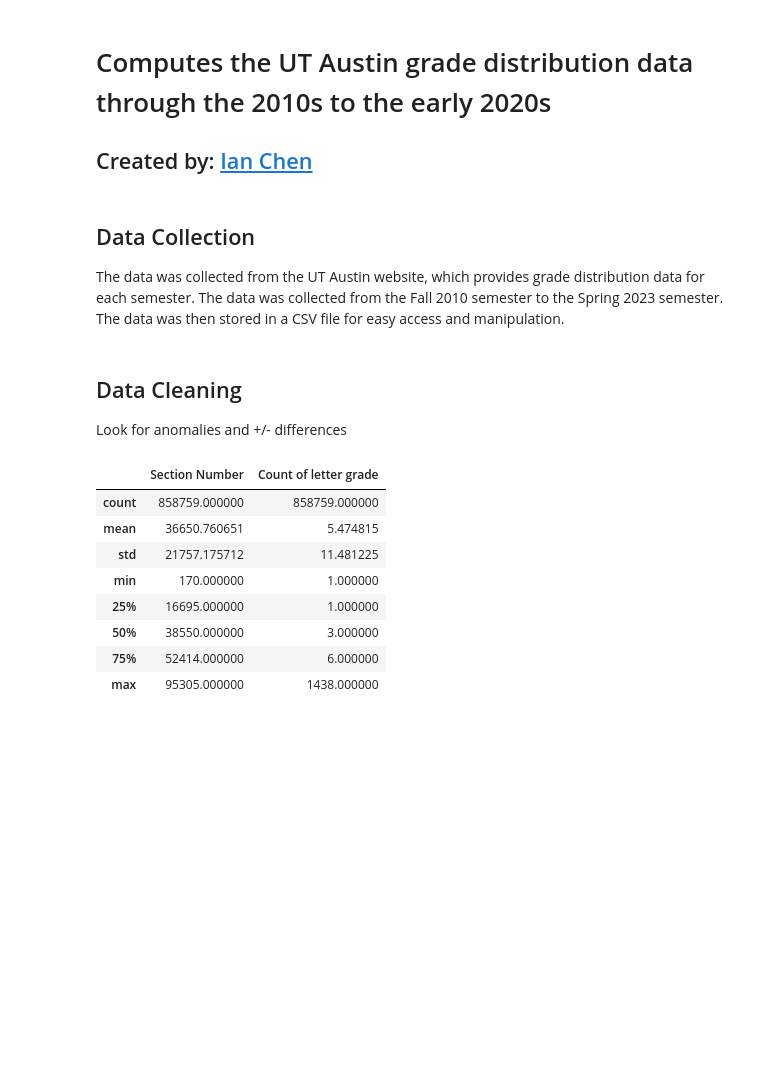
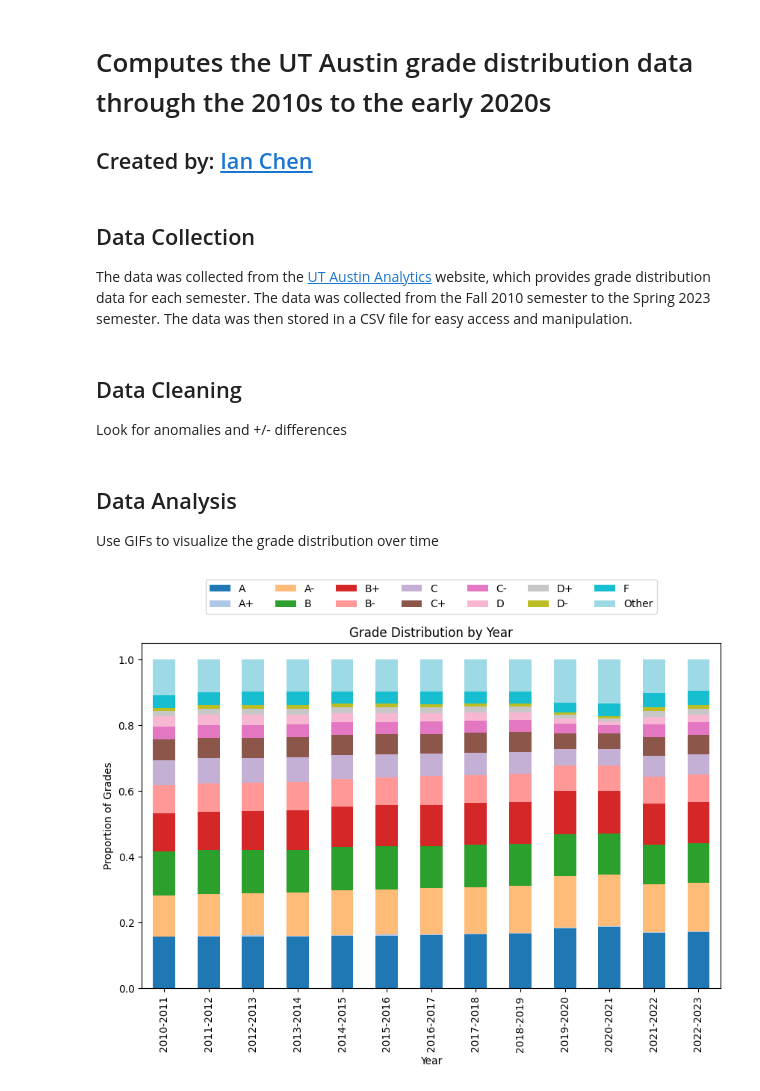
Before and after one commit to IanC04/Grade_Analysis, a Jupyter notebook: Grade Inflation.ipynb, the cells around one changed output. Drawn from its saved outputs; the diff is of its cells as text; code cells hidden in the pictures; blank space fills up the shorter version.

Commit message:
Visual grade proportions

```diff
--- a/Grade Inflation.ipynb
+++ b/Grade Inflation.ipynb
@@ -11,7 +11,8 @@ import matplotlib.animation as animation
 %matplotlib inline
 # %% [markdown]
 ## Data Collection
-The data was collected from the UT Austin website, which provides grade distribution data for each semester.
+The data was collected from the [UT Austin Analytics](https://iq-analytics.austin.utexas.edu/views/Gradedistributiondashboard/Externaldashboard-Crosstab?%3Aembed=y) website, which
+provides grade distribution data for each semester.
 The data was collected from the Fall 2010 semester to the Spring 2023 semester.
 The data was then stored in a CSV file for easy access and manipulation.
 # %%
@@ -33,14 +34,18 @@ data = pd.concat(data.values(), ignore_index=True)
 Look for anomalies and +/- differences
 # %%
 # Check for anomalies
-data.describe()
+grades_by_year = data.groupby('Year')['Letter Grade'].value_counts(normalize=True)
+grades_by_dept = data.groupby('Department/Program')['Letter Grade'].value_counts(normalize=True)
-# %% [output]
-|  | Section Number | Count of letter grade |
-| count | 858759.000000 | 858759.000000 |
-| mean | 36650.760651 | 5.474815 |
-| std | 21757.175712 | 11.481225 |
-| min | 170.000000 | 1.000000 |
-| 25% | 16695.000000 | 1.000000 |
-| 50% | 38550.000000 | 3.000000 |
-| 75% | 52414.000000 | 6.000000 |
-| max | 95305.000000 | 1438.000000 |
+# %% [markdown]
+## Data Analysis
+Use GIFs to visualize the grade distribution over time
+# %%
+grades_by_year.unstack().plot(kind='bar', stacked=True, figsize=(10, 6),
+                              colormap='tab20', title='Grade Distribution by Year')
+plt.legend(loc='upper center', bbox_to_anchor=(0.5, 1.2), ncol=7)
+plt.ylabel('Proportion of Grades')
+plt.xlabel('Year')
+plt.title('Grade Distribution by Year')
+plt.show()
+# %% [output]
+[figure, added]
```
Also changed, not shown: parts of 3 cells of this notebook, 2 other files.
